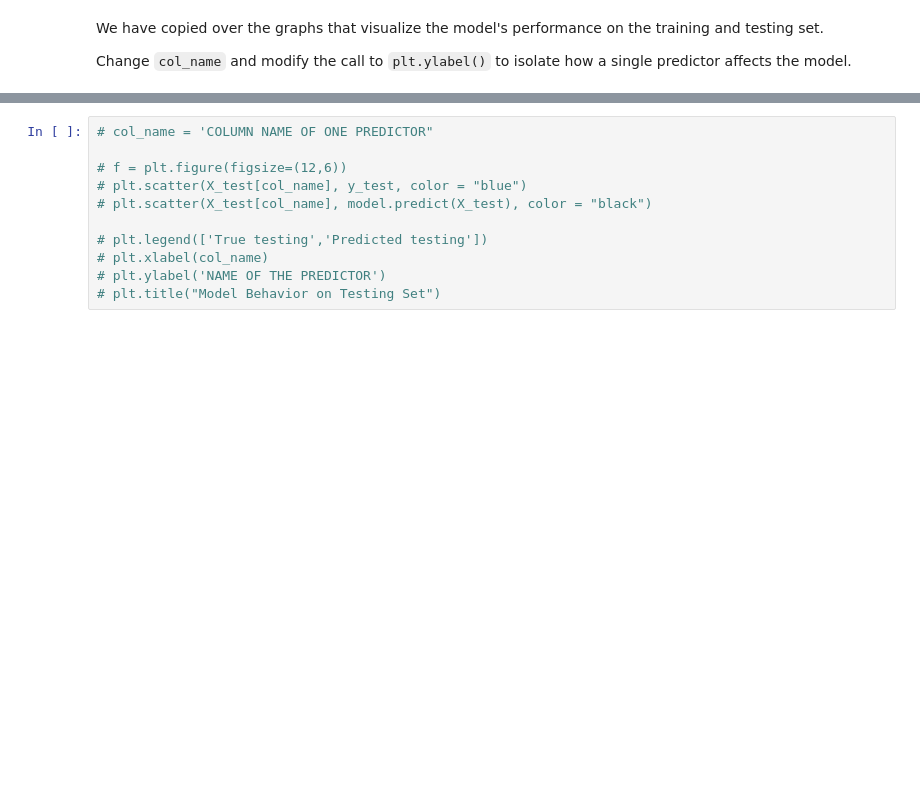
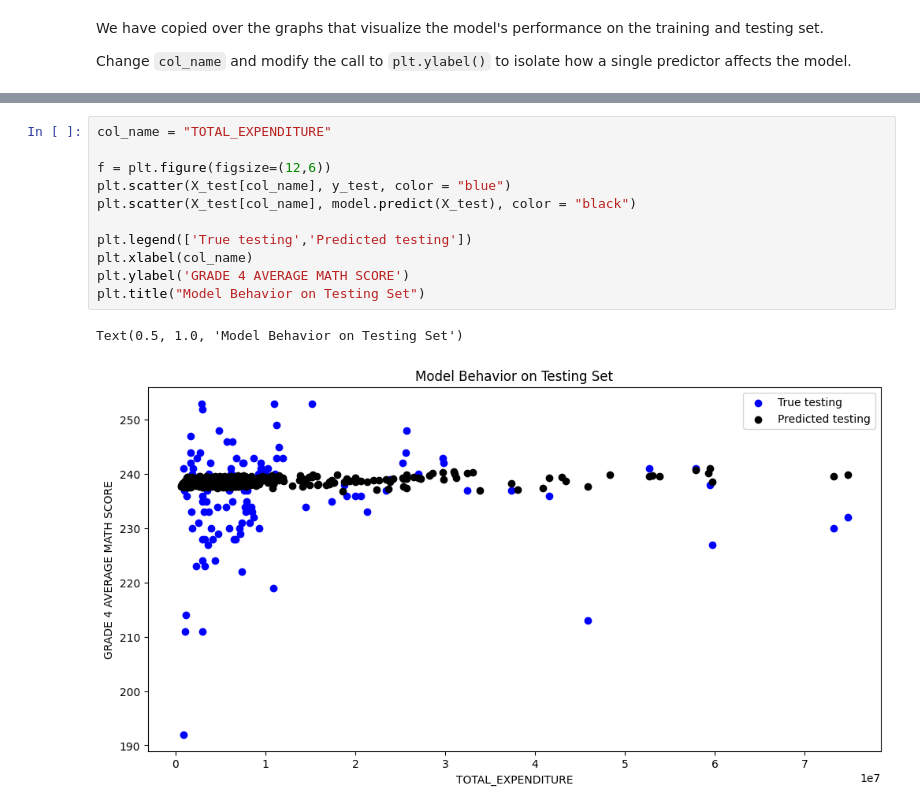
Before and after one commit to dqniell/MDST-Tutorial, a Jupyter notebook: tutorial1/checkpoint1.ipynb, the cells around one changed output, grey strips where cells are left out. Drawn from its saved outputs; the diff is of its cells as text; blank space fills up the shorter version.

```diff
--- a/tutorial1/checkpoint1.ipynb
+++ b/tutorial1/checkpoint1.ipynb
@@ -118,11 +204,14 @@ Change `col_name` and modify the call to `plt.ylabel()` to isolate how a single
 # %%
-# col_name = 'COLUMN NAME OF ONE PREDICTOR"
+col_name = "TOTAL_EXPENDITURE"
 
-# f = plt.figure(figsize=(12,6))
-# plt.scatter(X_test[col_name], y_test, color = "blue")
-# plt.scatter(X_test[col_name], model.predict(X_test), color = "black")
+f = plt.figure(figsize=(12,6))
+plt.scatter(X_test[col_name], y_test, color = "blue")
+plt.scatter(X_test[col_name], model.predict(X_test), color = "black")
 
-# plt.legend(['True testing','Predicted testing'])
-# plt.xlabel(col_name)
-# plt.ylabel('NAME OF THE PREDICTOR')
-# plt.title("Model Behavior on Testing Set")
+plt.legend(['True testing','Predicted testing'])
+plt.xlabel(col_name)
+plt.ylabel('GRADE 4 AVERAGE MATH SCORE')
+plt.title("Model Behavior on Testing Set")
+# %% [output]
+Text(0.5, 1.0, 'Model Behavior on Testing Set')
+[figure, added]
```
Also changed, not shown: parts of 24 cells of this notebook.
